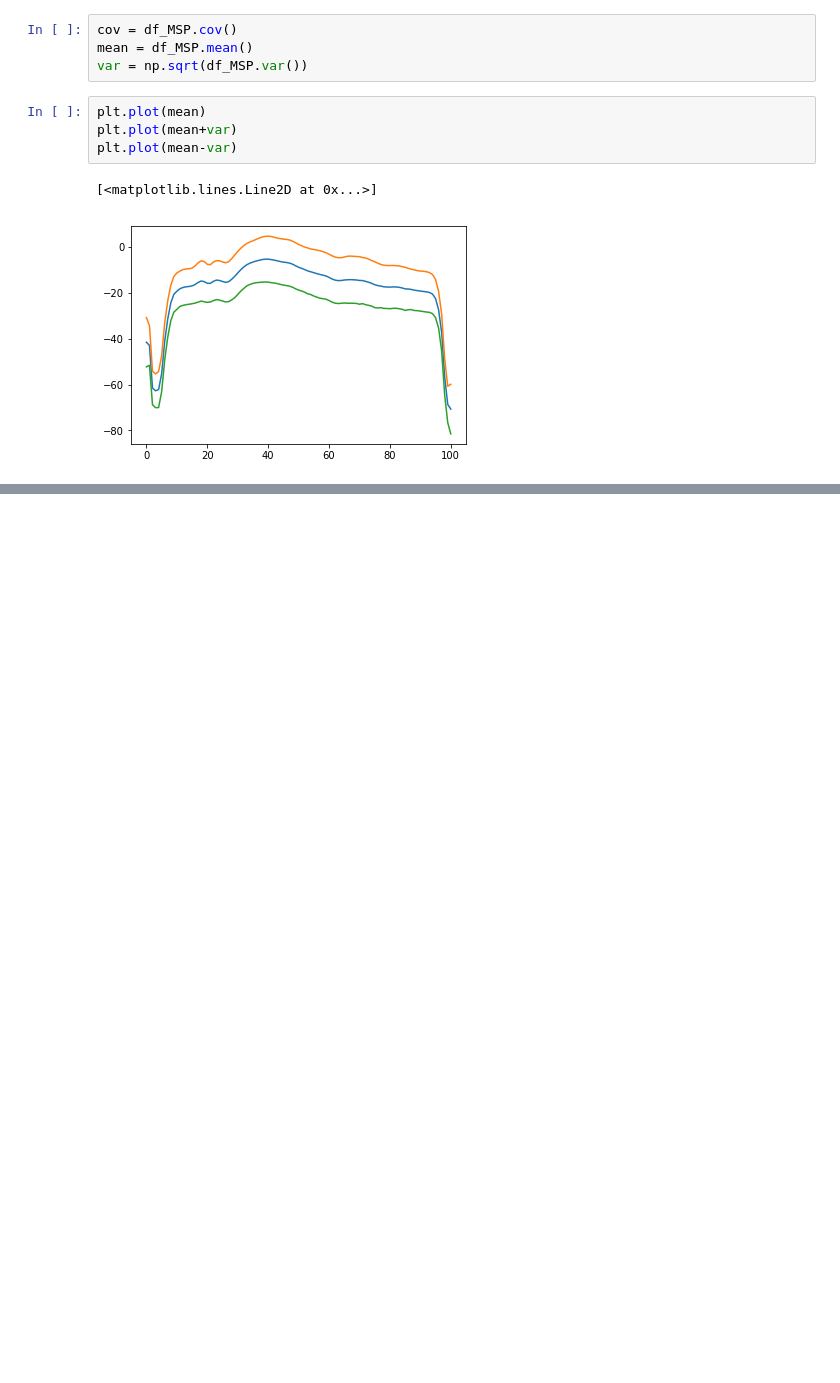
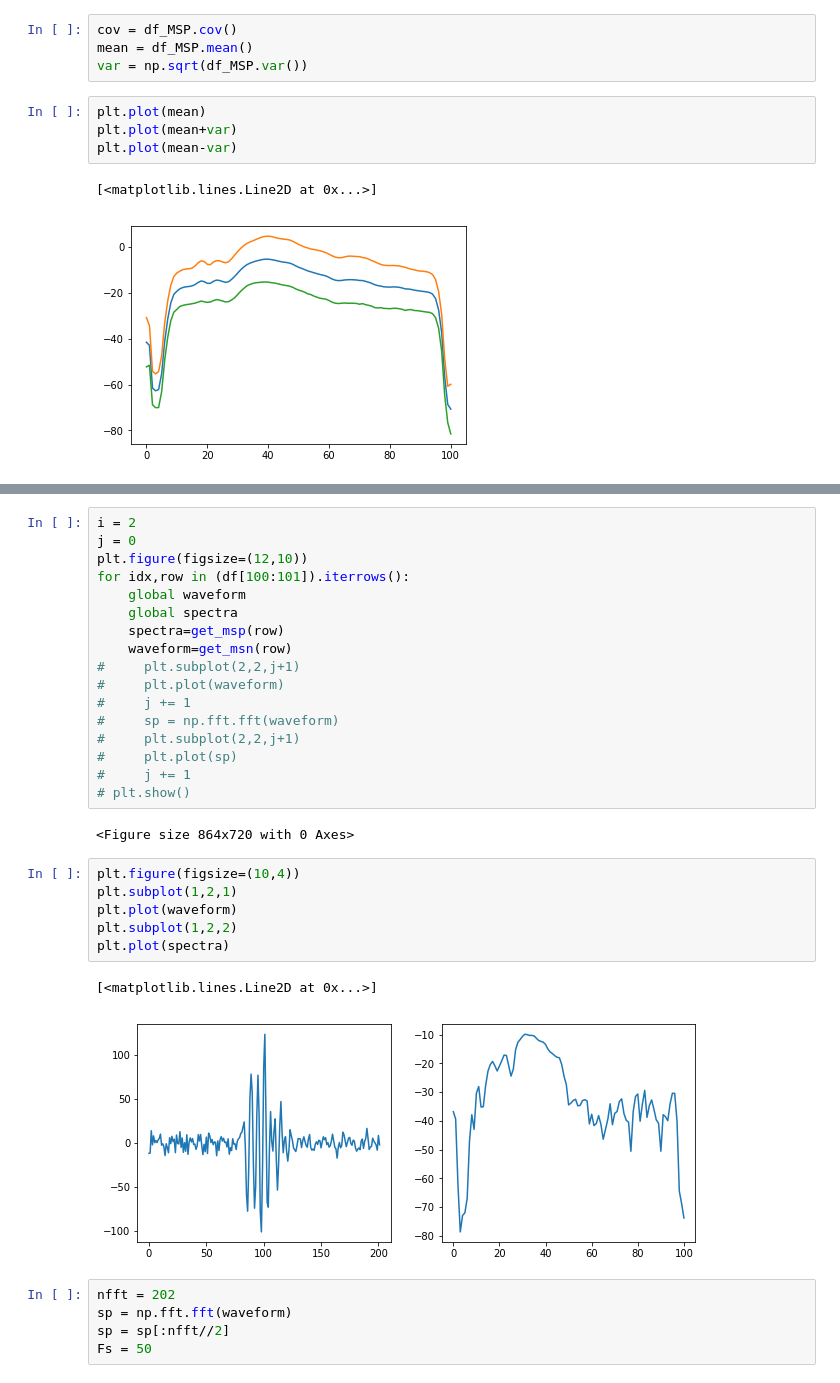
Before and after one commit to yoavfreund/BeakedWhaleClassification, a Jupyter notebook: Jingwu/ToyTest.ipynb, the cells around one changed output, grey strips where cells are left out. Drawn from its saved outputs; the diff is of its cells as text; blank space fills up the shorter version.

```diff
--- a/Jingwu/ToyTest.ipynb
+++ b/Jingwu/ToyTest.ipynb
@@ -204,0 +207,33 @@ plt.plot(mean-var)
+# %%
+i = 2
+j = 0
+plt.figure(figsize=(12,10))
+for idx,row in (df[100:101]).iterrows():
+    global waveform
+    global spectra
+    spectra=get_msp(row)
+    waveform=get_msn(row)
+#     plt.subplot(2,2,j+1)
+#     plt.plot(waveform)
+#     j += 1
+#     sp = np.fft.fft(waveform)
+#     plt.subplot(2,2,j+1)
+#     plt.plot(sp)
+#     j += 1
+# plt.show()
+# %% [output]
+<Figure size 864x720 with 0 Axes>
+# %%
+plt.figure(figsize=(10,4))
+plt.subplot(1,2,1)
+plt.plot(waveform)
+plt.subplot(1,2,2)
+plt.plot(spectra)
+# %% [output]
+[<matplotlib.lines.Line2D at 0x...>]
+[figure, added]
+# %%
+nfft = 202
+sp = np.fft.fft(waveform)
+sp = sp[:nfft//2]
+Fs = 50
```
Also changed, not shown: parts of 24 cells of this notebook.
